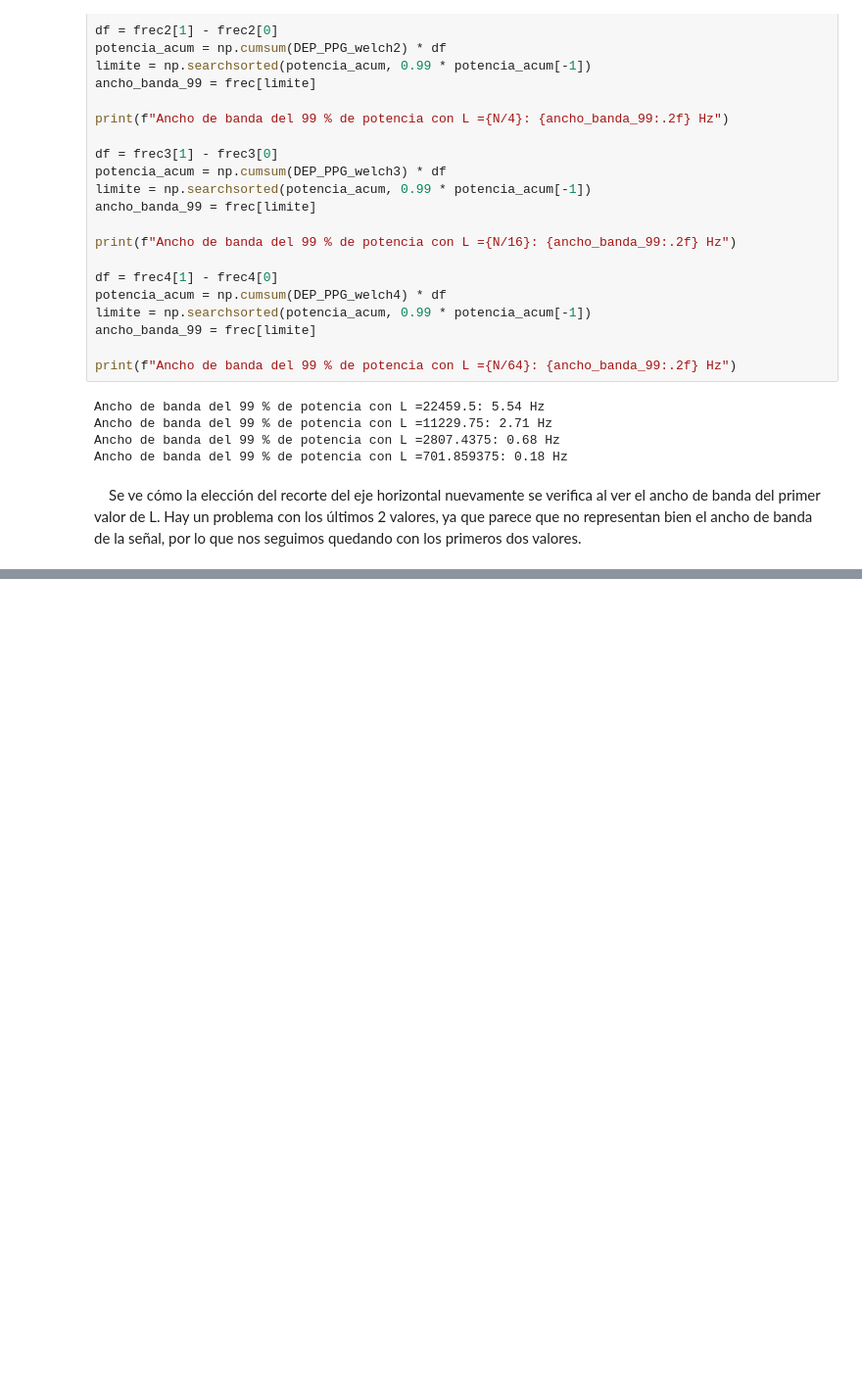
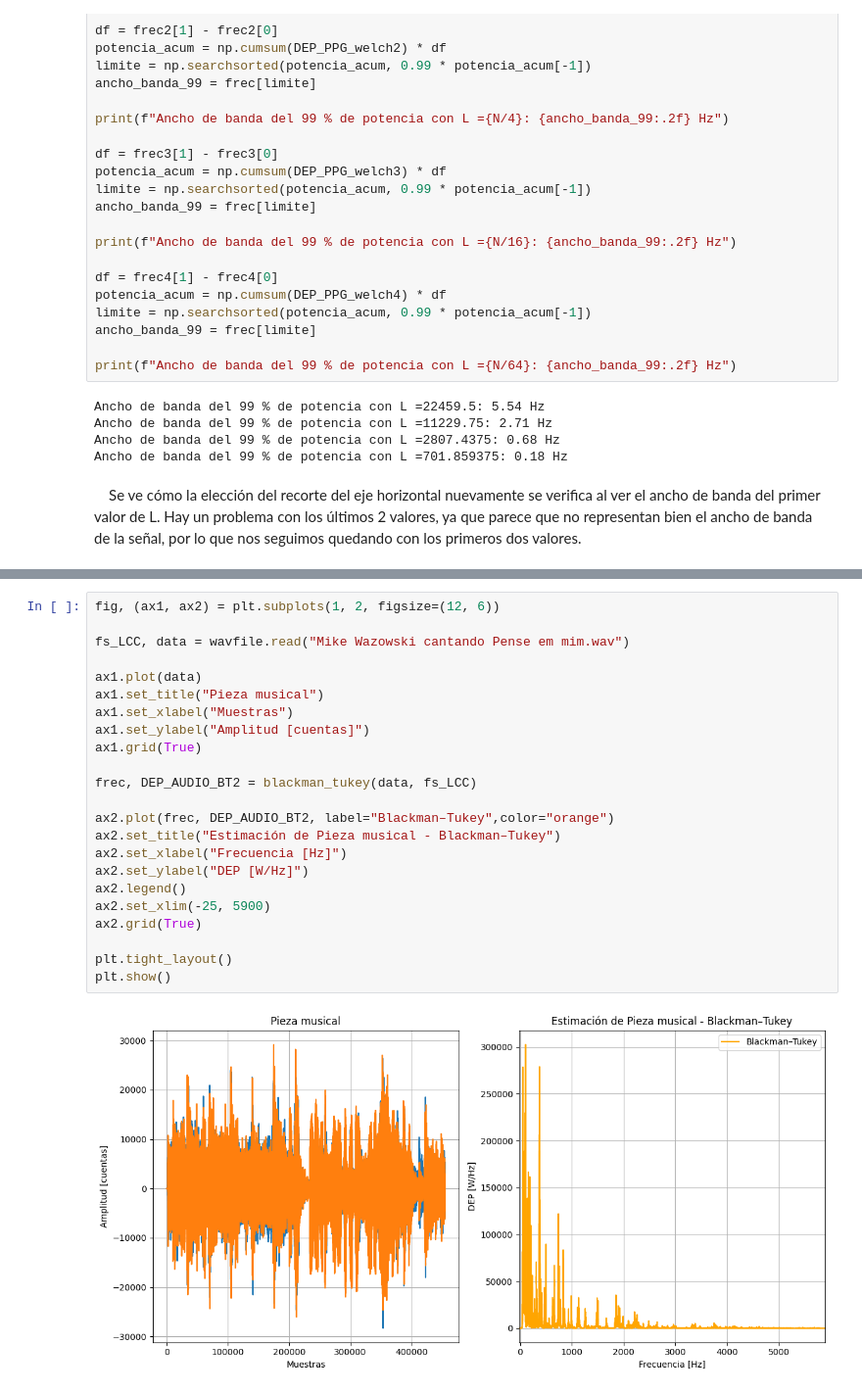
Before and after one commit to JoaquinBRios/APS-, a Jupyter notebook: TS5.ipynb, the cells around one changed output, grey strips where cells are left out. Shown at 98% size. Drawn from its saved outputs; the diff is of its cells as text; blank space fills up the shorter version.

Commit message:
Agrego Mike recortado y corrijo código TS5

```diff
--- a/TS5.ipynb
+++ b/TS5.ipynb
@@ -289,0 +313,25 @@ NameError: name '__file__' is not defined
+# %%
+fig, (ax1, ax2) = plt.subplots(1, 2, figsize=(12, 6))
+
+fs_LCC, data = wavfile.read("Mike Wazowski cantando Pense em mim.wav")
+
+ax1.plot(data)
+ax1.set_title("Pieza musical")
+ax1.set_xlabel("Muestras")
+ax1.set_ylabel("Amplitud [cuentas]")
+ax1.grid(True)
+
+frec, DEP_AUDIO_BT2 = blackman_tukey(data, fs_LCC)
+
+ax2.plot(frec, DEP_AUDIO_BT2, label="Blackman–Tukey",color="orange")
+ax2.set_title("Estimación de Pieza musical - Blackman–Tukey")
+ax2.set_xlabel("Frecuencia [Hz]")
+ax2.set_ylabel("DEP [W/Hz]")
+ax2.legend()
+ax2.set_xlim(-25, 5900)
+ax2.grid(True)
+
+plt.tight_layout()
+plt.show()
+# %% [output]
+[figure, added]
```
Also changed, not shown: parts of 14 cells of this notebook, 3 other files.
